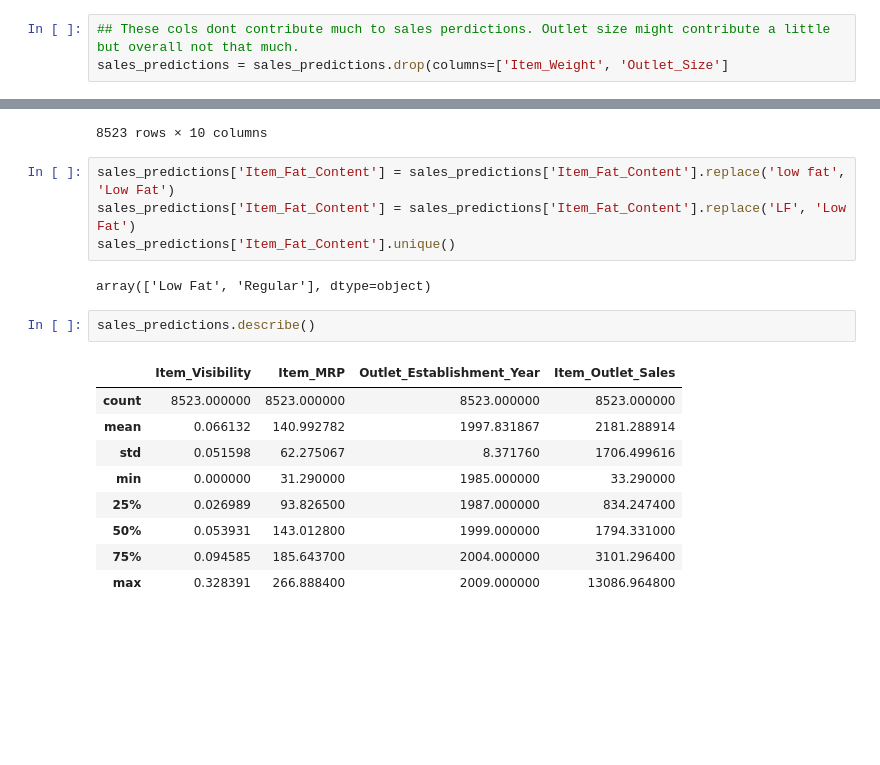
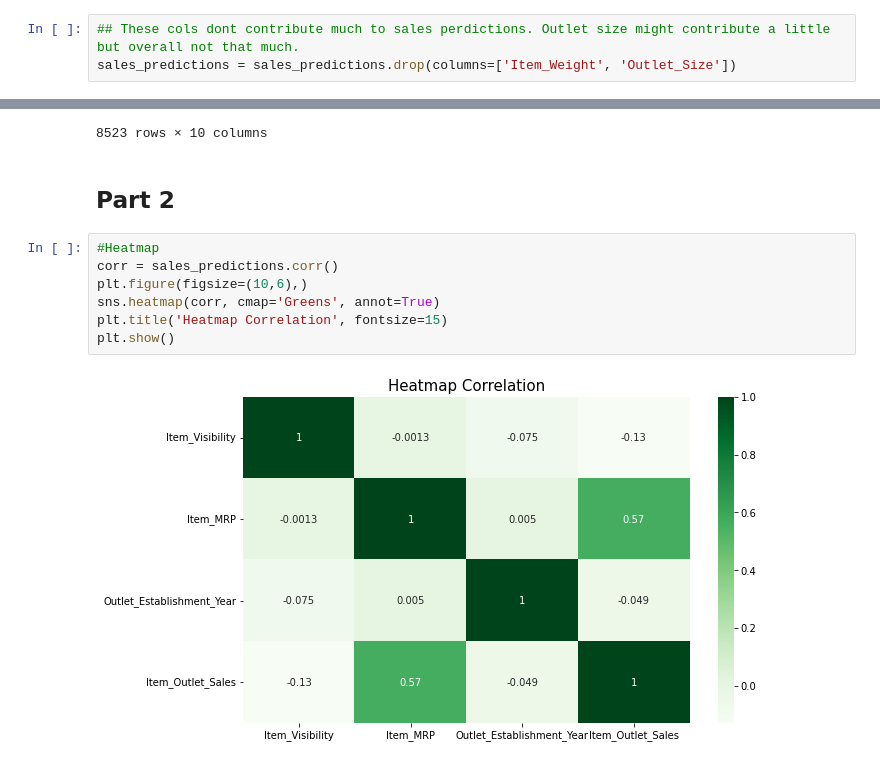
Before and after one commit to thelemoncookie-data/01_Project, a Jupyter notebook: Sales_Predictions_Part_2.ipynb, the cells around one changed output, grey strips where cells are left out. Drawn from its saved outputs; the diff is of its cells as text; blank space fills up the shorter version.

```diff
--- a/Sales_Predictions_Part_2.ipynb
+++ b/Sales_Predictions_Part_2.ipynb
@@ -48,4 +59,4 @@ sales_predictions.duplicated().sum()
 0
 # %%
 ## These cols dont contribute much to sales perdictions. Outlet size might contribute a little but overall not that much.
-sales_predictions = sales_predictions.drop(columns=['Item_Weight', 'Outlet_Size']
+sales_predictions = sales_predictions.drop(columns=['Item_Weight', 'Outlet_Size'])
@@ -95,21 +113,14 @@ sales_predictions
 | 8521 | FDN46 | Regular | 0.145221 | Snack Foods | 103.1332 | OUT018 | ... |
 | 8522 | DRG01 | Low Fat | 0.044878 | Soft Drinks | 75.4670 | OUT046 | ... |
 8523 rows × 10 columns
-# %%
-sales_predictions['Item_Fat_Content'] = sales_predictions['Item_Fat_Content'].replace('low fat', 'Low Fat')
-sales_predictions['Item_Fat_Content'] = sales_predictions['Item_Fat_Content'].replace('LF', 'Low Fat')
-sales_predictions['Item_Fat_Content'].unique()
-# %% [output]
-array(['Low Fat', 'Regular'], dtype=object)
-# %%
-sales_predictions.describe()
-# %% [output]
-|  | Item_Visibility | Item_MRP | Outlet_Establishment_Year | Item_Outlet_Sales |
-| count | 8523.000000 | 8523.000000 | 8523.000000 | 8523.000000 |
-| mean | 0.066132 | 140.992782 | 1997.831867 | 2181.288914 |
-| std | 0.051598 | 62.275067 | 8.371760 | 1706.499616 |
-| min | 0.000000 | 31.290000 | 1985.000000 | 33.290000 |
-| 25% | 0.026989 | 93.826500 | 1987.000000 | 834.247400 |
-| 50% | 0.053931 | 143.012800 | 1999.000000 | 1794.331000 |
-| 75% | 0.094585 | 185.643700 | 2004.000000 | 3101.296400 |
-| max | 0.328391 | 266.888400 | 2009.000000 | 13086.964800 |
+# %% [markdown]
+## Part 2
+# %%
+#Heatmap
+corr = sales_predictions.corr()
+plt.figure(figsize=(10,6),)
+sns.heatmap(corr, cmap='Greens', annot=True)
+plt.title('Heatmap Correlation', fontsize=15)
+plt.show()
+# %% [output]
+[figure, added]
```
Also changed, not shown: parts of 14 cells of this notebook.
